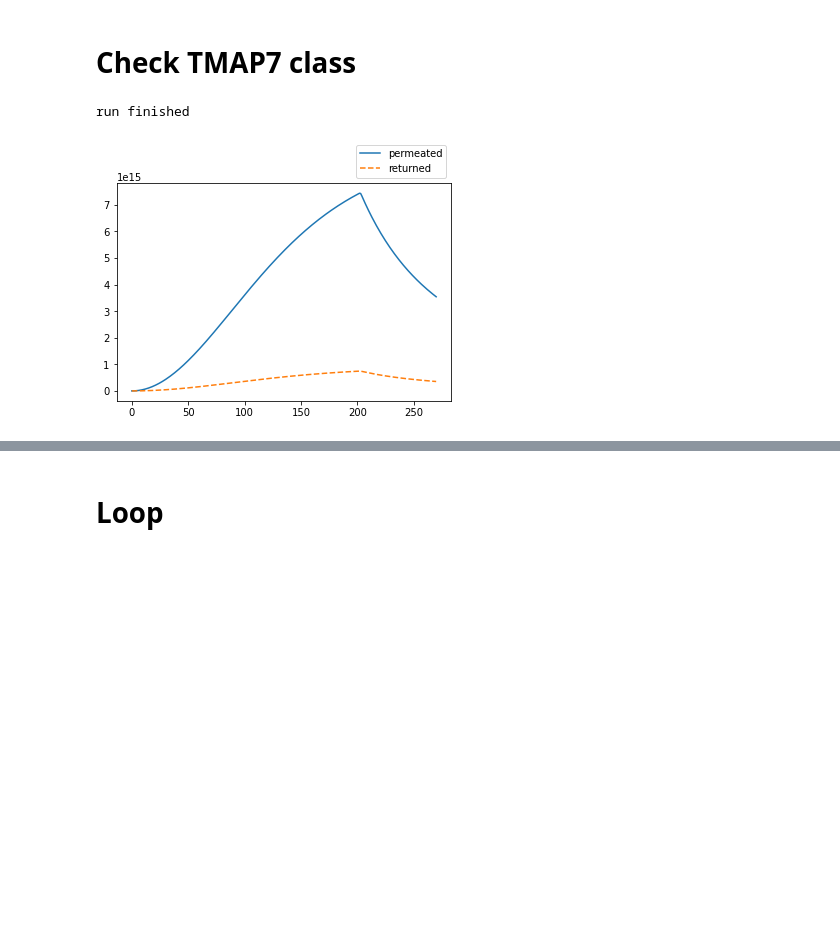
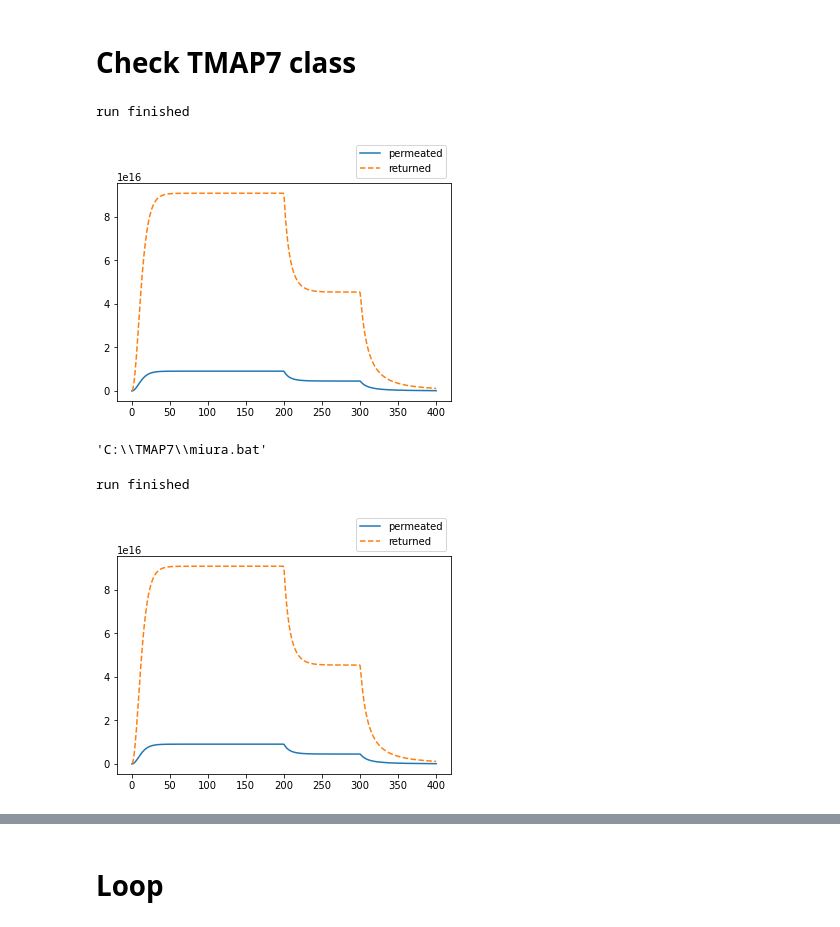
Before and after one commit to Kshora/pytmap7, a Jupyter notebook: examples/example.ipynb, the cells around one changed output, grey strips where cells are left out. Saved outputs shown, nothing was run; the diff lists cells and outputs as text; code cells hidden in the pictures; blank space fills up the shorter version.

```diff
--- a/examples/example.ipynb
+++ b/examples/example.ipynb
@@ -37,11 +41,27 @@ plt.plot(p['time'],p['p'])
 %run -n ../tmap7.py
 
 t7 = TmapTask(basepath='../')
-parameters = [1.e16,1e-31,1e-30,0.1,'../template.inp']
+parameters = [1.e17,1e-29,1e-30,800,0.1,'../template.inp'] # [ksubd(flux range), ku, kd, tstep, template.inp]
 t7.prep_parameters(*parameters)
 #t7.write_t7_instructions()
 t7.run()
 t7.plot()
 # %% [output]
 run finished
-[figure, old version]
+[figure, new version]
+# %%
+t7.tbat
+# %% [output]
+'C:\\TMAP7\\miura.bat'
+# %%
+%run -n ../tmap7.py
+
+t7 = TmapTask(basepath='../')
+parameters = [1.e17,1e-29,1e-30,800,0.1,'../template.inp'] # [ksubd(flux range), ku, kd, tstep, template.inp]
+t7.prep_parameters(*parameters)
+#t7.write_t7_instructions()
+t7.run()
+t7.plot()
+# %% [output]
+run finished
+[figure, added]
```
Also changed, not shown: parts of 7 cells of this notebook, 1 other file.
